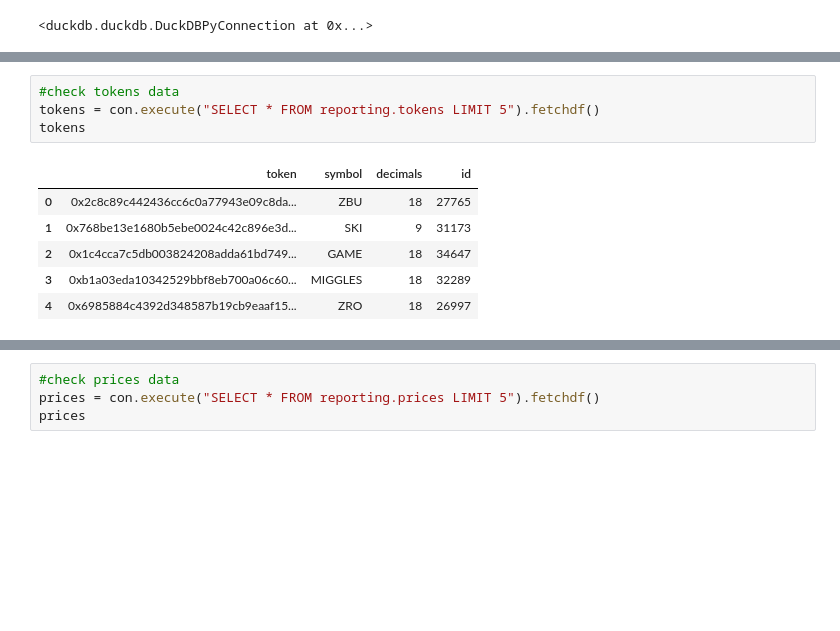
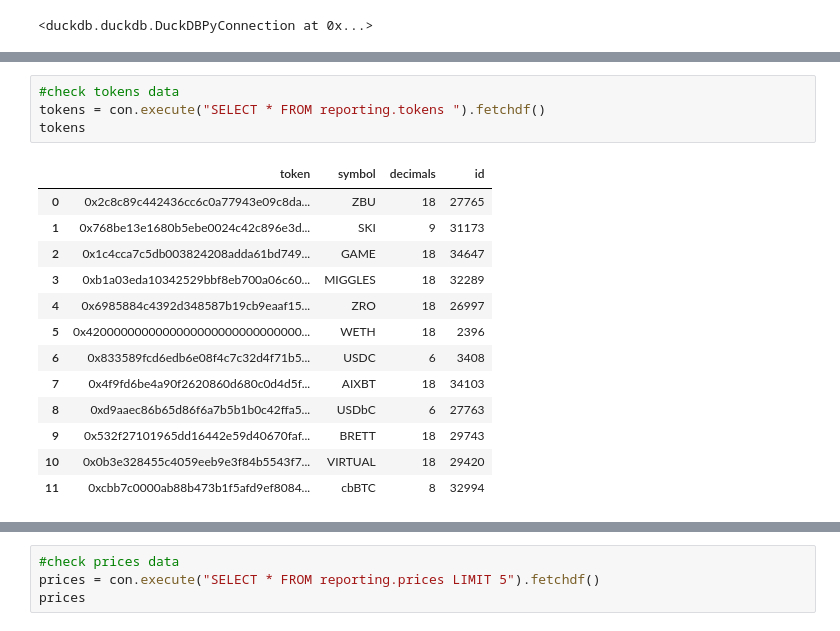
Before and after one commit to jaynyoni/BlockchainAnalysis, a Jupyter notebook: BlockchainBureauTest.ipynb, the cells around one changed output, grey strips where cells are left out. Saved outputs shown, nothing was run; the diff lists cells and outputs as text; blank space fills up the shorter version.

```diff
--- a/BlockchainBureauTest.ipynb
+++ b/BlockchainBureauTest.ipynb
@@ -109,11 +137,18 @@ COPY reporting.prices FROM '/Users/jabulaninyoni/Documents/BBTest/prices.csv' (H
 # %%
 #check tokens data
-tokens = con.execute("SELECT * FROM reporting.tokens LIMIT 5").fetchdf()
+tokens = con.execute("SELECT * FROM reporting.tokens ").fetchdf()
 tokens
 # %% [output]
 |  | token | symbol | decimals | id |
 | 0 | 0x2c8c89c442436cc6c0a77943e09c8da... | ZBU | 18 | 27765 |
 | 1 | 0x768be13e1680b5ebe0024c42c896e3d... | SKI | 9 | 31173 |
 | 2 | 0x1c4cca7c5db003824208adda61bd749... | GAME | 18 | 34647 |
 | 3 | 0xb1a03eda10342529bbf8eb700a06c60... | MIGGLES | 18 | 32289 |
 | 4 | 0x6985884c4392d348587b19cb9eaaf15... | ZRO | 18 | 26997 |
+| 5 | 0x4200000000000000000000000000000... | WETH | 18 | 2396 |
+| 6 | 0x833589fcd6edb6e08f4c7c32d4f71b5... | USDC | 6 | 3408 |
+| 7 | 0x4f9fd6be4a90f2620860d680c0d4d5f... | AIXBT | 18 | 34103 |
+| 8 | 0xd9aaec86b65d86f6a7b5b1b0c42ffa5... | USDbC | 6 | 27763 |
+| 9 | 0x532f27101965dd16442e59d40670faf... | BRETT | 18 | 29743 |
+| 10 | 0x0b3e328455c4059eeb9e3f84b5543f7... | VIRTUAL | 18 | 29420 |
+| 11 | 0xcbb7c0000ab88b473b1f5afd9ef8084... | cbBTC | 8 | 32994 |
```
Also changed, not shown: parts of 23 cells of this notebook.
